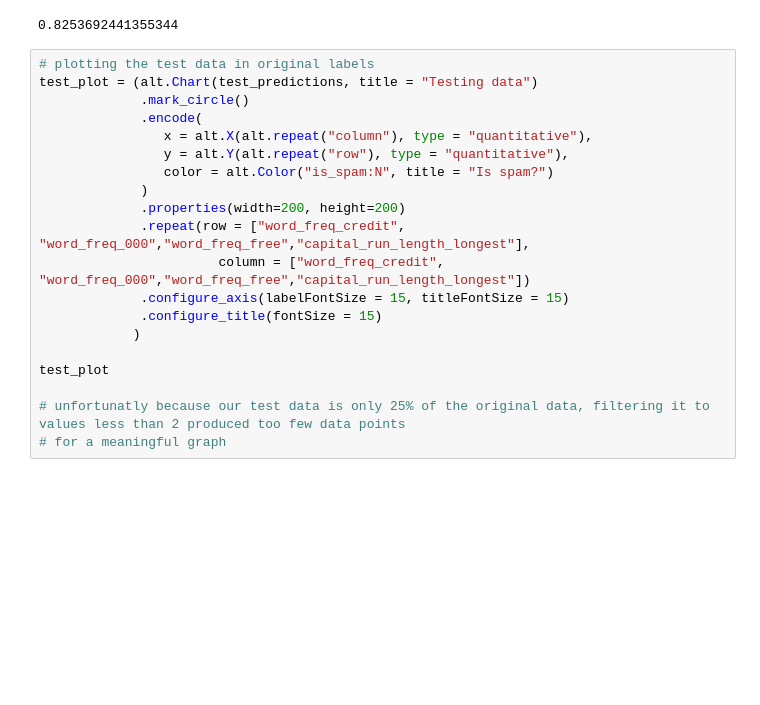
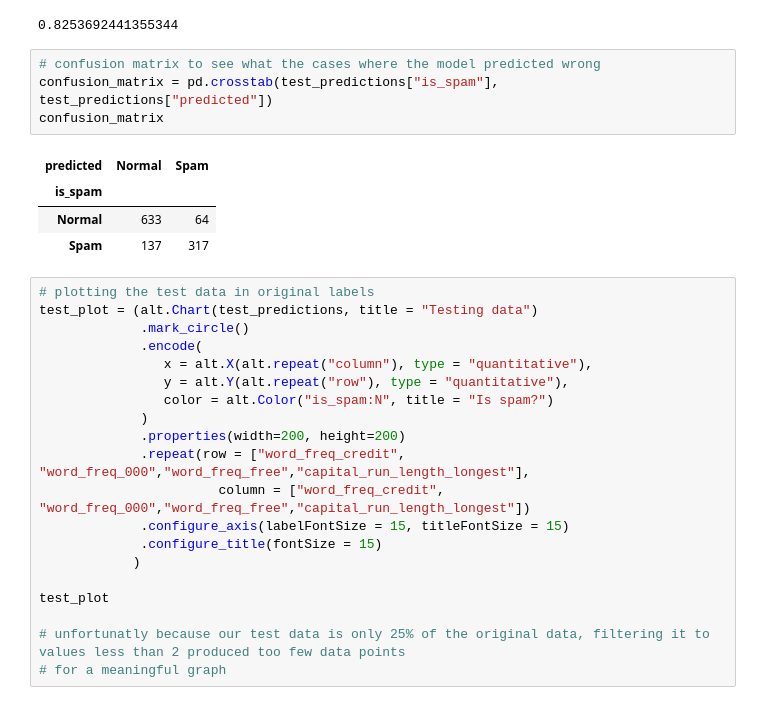
Before and after one commit to SusanLiu628/Dsci-100-project, a Jupyter notebook: Data analysis.ipynb, the cells around one changed output. Saved outputs shown, nothing was run; the diff lists cells and outputs as text; blank space fills up the shorter version.

Commit message:
Added confusion matrix

```diff
--- a/Data analysis.ipynb
+++ b/Data analysis.ipynb
@@ -214,6 +207,15 @@ test_error = best_model.score(X_test, y_test)
 test_error
 # %% [output]
 0.8253692441355344
+# %%
+# confusion matrix to see what the cases where the model predicted wrong
+confusion_matrix = pd.crosstab(test_predictions["is_spam"], test_predictions["predicted"])
+confusion_matrix
+# %% [output]
+| predicted | Normal | Spam |
+| is_spam |  |  |
+| Normal | 633 | 64 |
+| Spam | 137 | 317 |
 # %%
 # plotting the test data in original labels
 test_plot = (alt.Chart(test_predictions, title = "Testing data")
```
Also changed, not shown: parts of 4 cells of this notebook.
